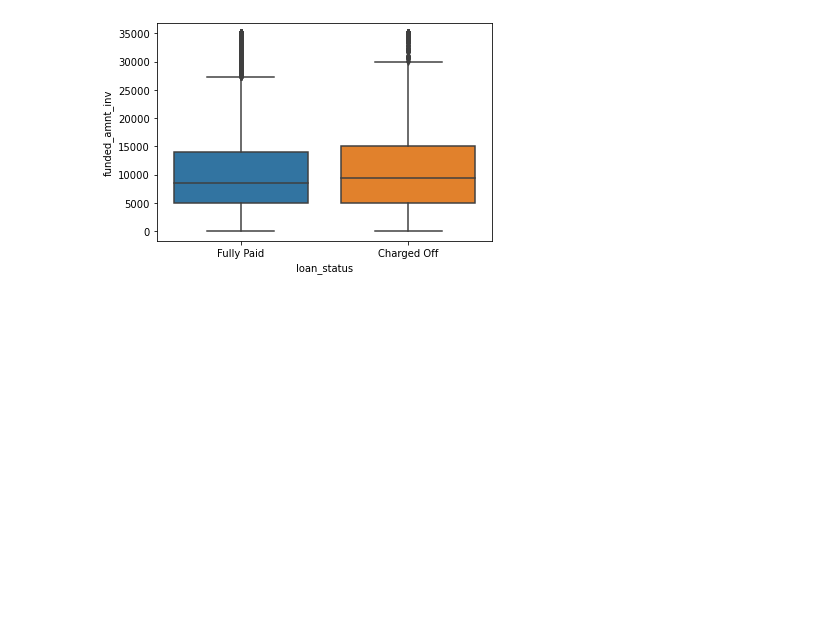
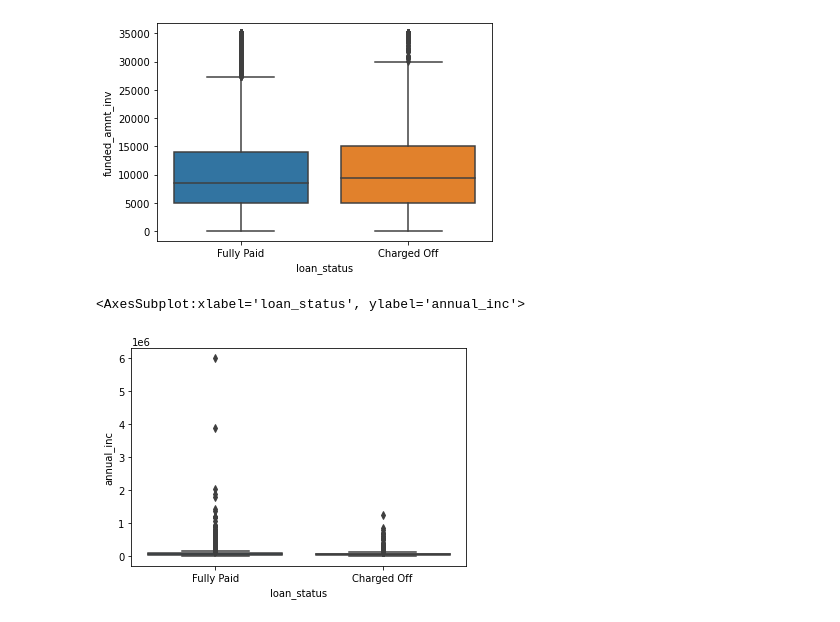
Before and after one commit to nltr2/LendingClubCaseStudy, a Jupyter notebook: Nishant_Awasthi.ipynb, the cells around one changed output. Cells and saved outputs as stored; diff of their text form; code cells hidden in the pictures; blank space fills up the shorter version.

```diff
--- a/Nishant_Awasthi.ipynb
+++ b/Nishant_Awasthi.ipynb
@@ -196,3 +196,8 @@ sns.boxplot(x = 'loan_status', y = 'funded_amnt_inv', data = loan_data)
 # %% [output]
 <AxesSubplot:xlabel='loan_status', ylabel='funded_amnt_inv'>
 [figure]
+# %%
+sns.boxplot(x = 'loan_status', y = 'annual_inc', data = loan_data)
+# %% [output]
+<AxesSubplot:xlabel='loan_status', ylabel='annual_inc'>
+[figure, added]
```
